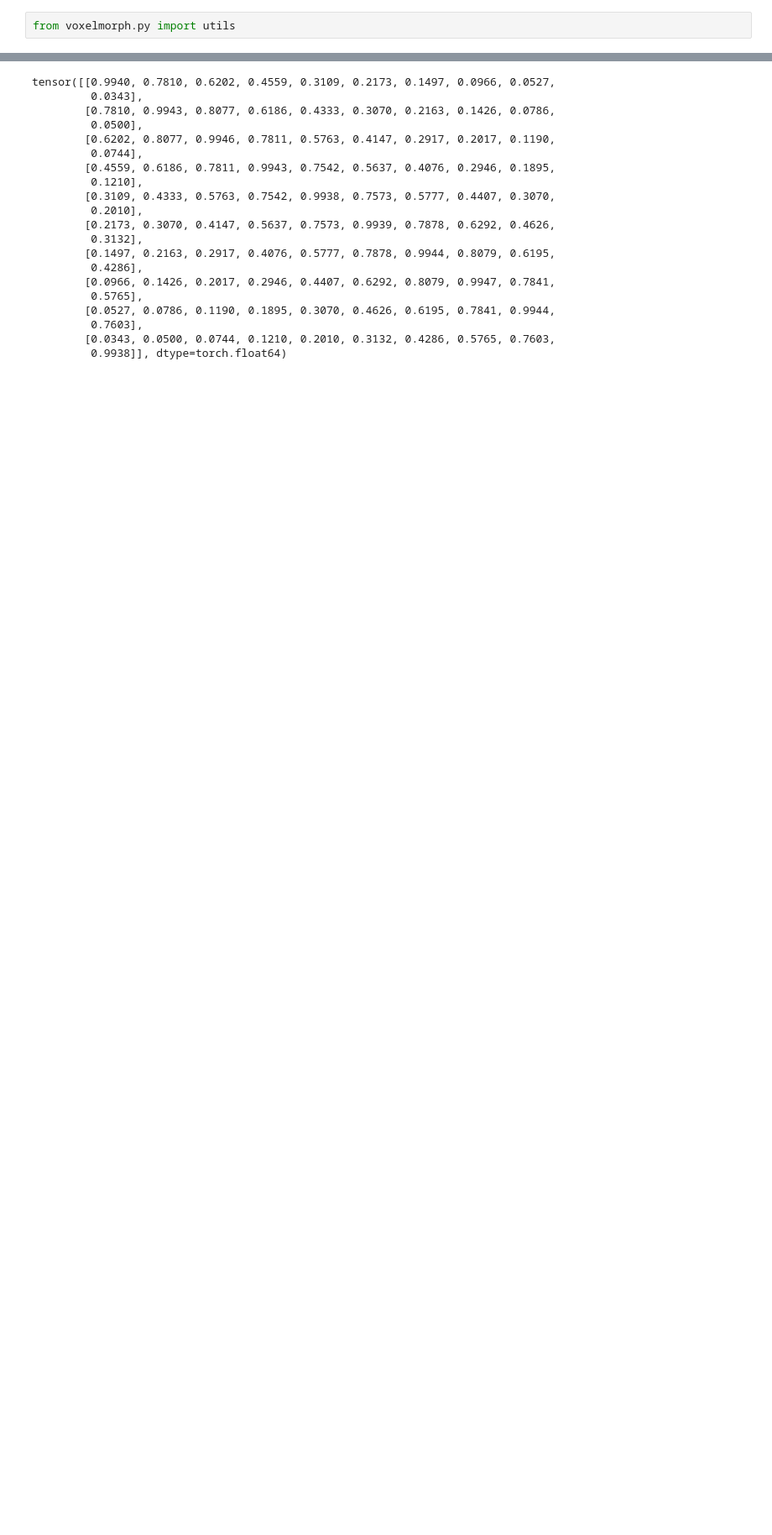
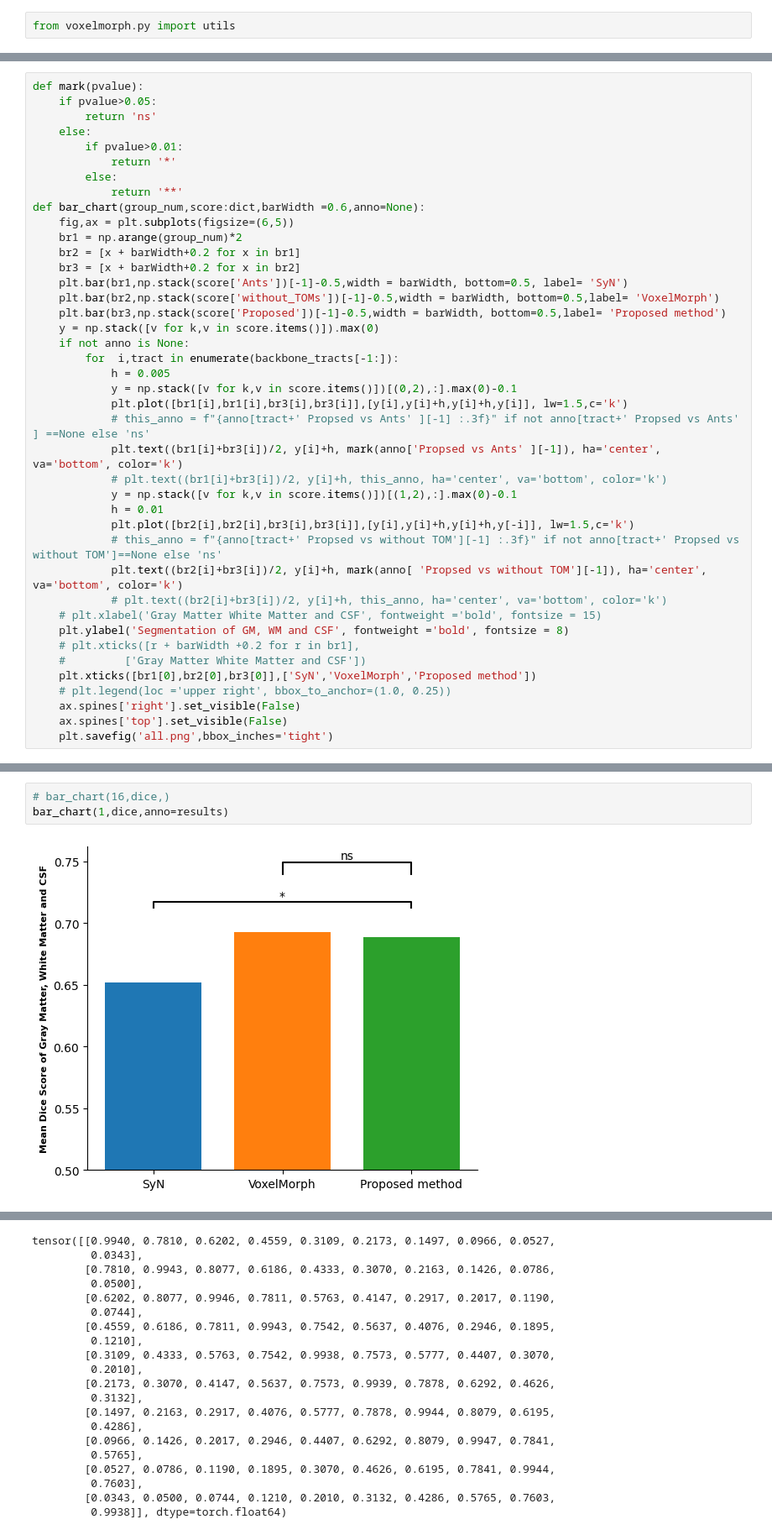
Before and after one commit to eiroW/voxelmorph, a Jupyter notebook: fiber-registeration-evaluation.ipynb, the cells around one changed output, grey strips where cells are left out. Shown: that part at 84% size. Cells and saved outputs as stored; diff of their text form; blank space fills up the shorter version.

```diff
--- a/fiber-registeration-evaluation.ipynb
+++ b/fiber-registeration-evaluation.ipynb
@@ -56,0 +231,41 @@ bar_chart(15,dice)
+# %%
+def mark(pvalue):
+    if pvalue>0.05:
+        return 'ns'
+    else:
+        if pvalue>0.01:
+            return '*'
+        else:
+            return '**'
+def bar_chart(group_num,score:dict,barWidth =0.6,anno=None):
+    fig,ax = plt.subplots(figsize=(6,5))
+    br1 = np.arange(group_num)*2
+    br2 = [x + barWidth+0.2 for x in br1]
+    br3 = [x + barWidth+0.2 for x in br2]
+    plt.bar(br1,np.stack(score['Ants'])[-1]-0.5,width = barWidth, bottom=0.5, label= 'SyN')
+    plt.bar(br2,np.stack(score['without_TOMs'])[-1]-0.5,width = barWidth, bottom=0.5,label= 'VoxelMorph')
+    plt.bar(br3,np.stack(score['Proposed'])[-1]-0.5,width = barWidth, bottom=0.5,label= 'Proposed method')
+    y = np.stack([v for k,v in score.items()]).max(0)
+    if not anno is None:
+        for  i,tract in enumerate(backbone_tracts[-1:]):
+            h = 0.005
+            y = np.stack([v for k,v in score.items()])[(0,2),:].max(0)-0.1
+            plt.plot([br1[i],br1[i],br3[i],br3[i]],[y[i],y[i]+h,y[i]+h,y[i]], lw=1.5,c='k')
+            # this_anno = f"{anno[tract+' Propsed vs Ants' ][-1] :.3f}" if not anno[tract+' Propsed vs Ants' ] ==None else 'ns'
+            plt.text((br1[i]+br3[i])/2, y[i]+h, mark(anno['Propsed vs Ants' ][-1]), ha='center', va='bottom', color='k')
+            # plt.text((br1[i]+br3[i])/2, y[i]+h, this_anno, ha='center', va='bottom', color='k')
+            y = np.stack([v for k,v in score.items()])[(1,2),:].max(0)-0.1
+            h = 0.01
+            plt.plot([br2[i],br2[i],br3[i],br3[i]],[y[i],y[i]+h,y[i]+h,y[-i]], lw=1.5,c='k')
+            # this_anno = f"{anno[tract+' Propsed vs without TOM'][-1] :.3f}" if not anno[tract+' Propsed vs without TOM']==None else 'ns'
+            plt.text((br2[i]+br3[i])/2, y[i]+h, mark(anno[ 'Propsed vs without TOM'][-1]), ha='center', va='bottom', color='k')
+            # plt.text((br2[i]+br3[i])/2, y[i]+h, this_anno, ha='center', va='bottom', color='k')
+    # plt.xlabel('Gray Matter White Matter and CSF', fontweight ='bold', fontsize = 15)
+    plt.ylabel('Segmentation of GM, WM and CSF', fontweight ='bold', fontsize = 8)
+    # plt.xticks([r + barWidth +0.2 for r in br1],
+    #         ['Gray Matter White Matter and CSF'])
+    plt.xticks([br1[0],br2[0],br3[0]],['SyN','VoxelMorph','Proposed method'])
+    # plt.legend(loc ='upper right', bbox_to_anchor=(1.0, 0.25))
+    ax.spines['right'].set_visible(False)
+    ax.spines['top'].set_visible(False)
+    plt.savefig('all.png',bbox_inches='tight')
@@ -57 +276,6 @@ bar_chart(15,dice)
+# %%
+# bar_chart(16,dice,)
+bar_chart(1,dice,anno=results)
+# %% [output]
+[figure, added]
 # %%
```
Also changed, not shown: parts of 20 cells of this notebook, 11 other files.
